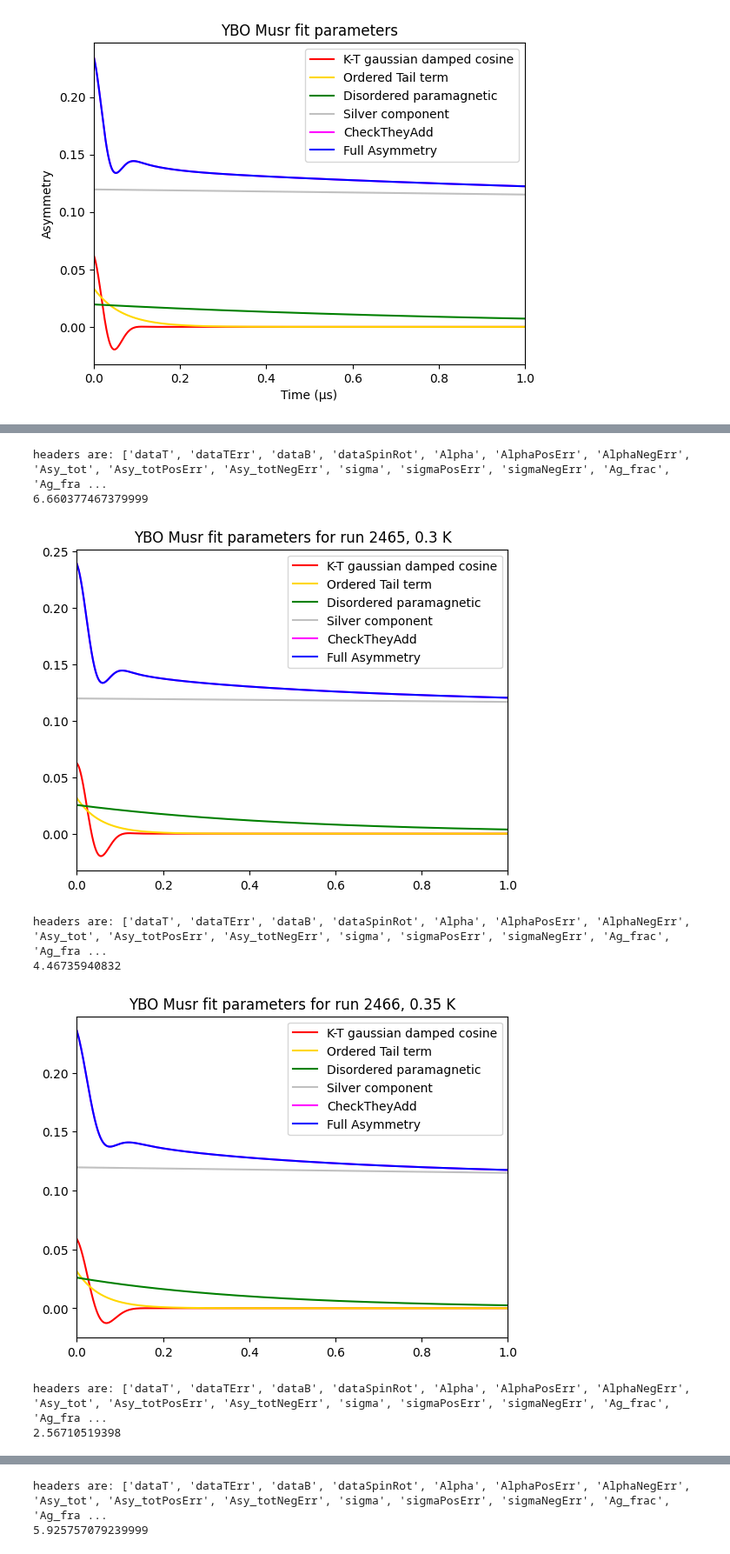
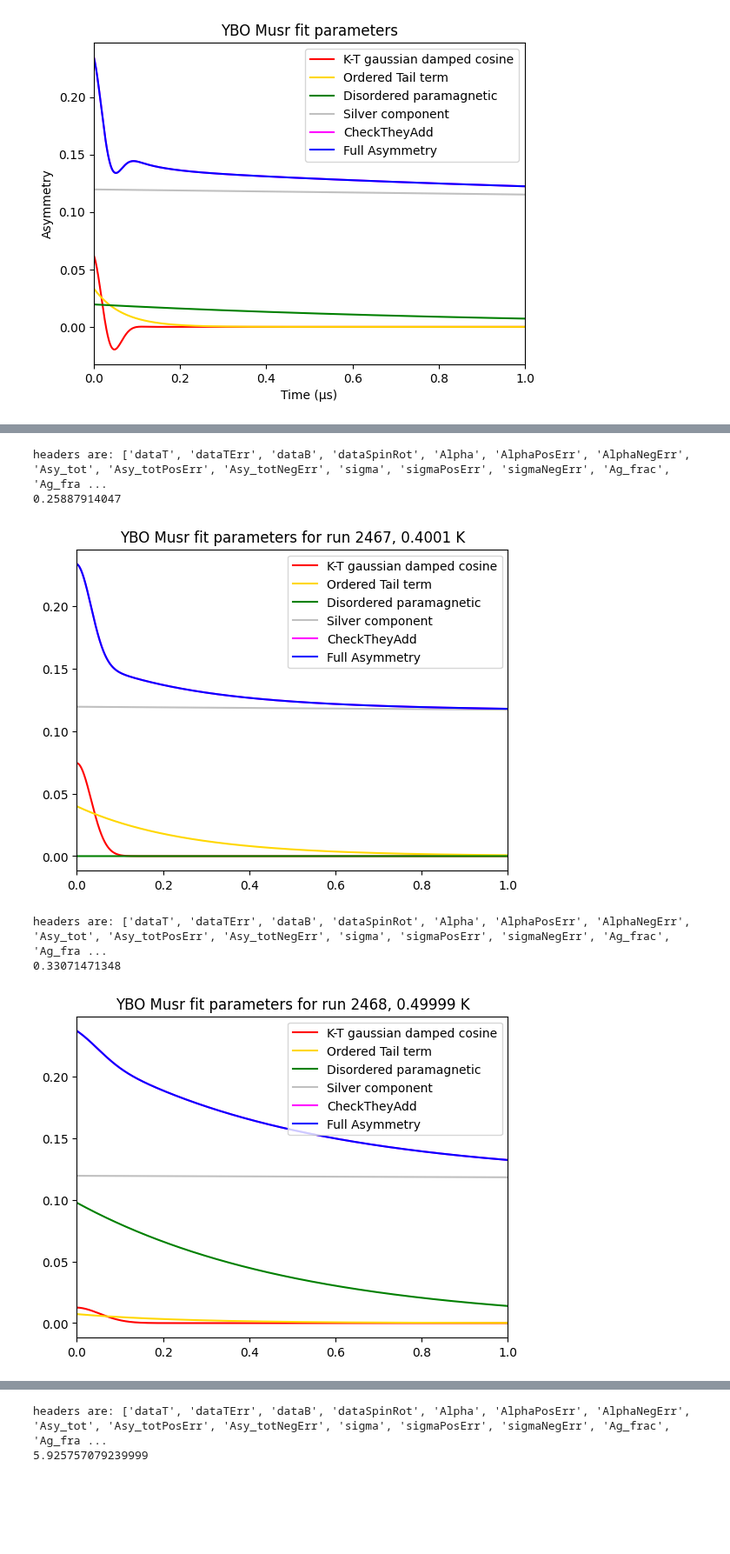
Before and after one commit to Brogan8813/strain-cell, a Jupyter notebook: PPMS_Data_and_Plotting/Plotting/MusrPlotting/New_format_plotting/Beta_1/New_Format_Plotting.ipynb, the cells around one changed output, grey strips where cells are left out. Shown at 87% size. Saved outputs shown, nothing was run; the diff lists cells and outputs as text; code cells hidden in the pictures; blank space fills up the shorter version.

```diff
--- a/PPMS_Data_and_Plotting/Plotting/MusrPlotting/New_format_plotting/Beta_1/New_Format_Plotting.ipynb
+++ b/PPMS_Data_and_Plotting/Plotting/MusrPlotting/New_format_plotting/Beta_1/New_Format_Plotting.ipynb
@@ -4,7 +4,7 @@ import matplotlib.pyplot as plt
 import numpy as np
 
 
-datafile = 'beta_fixed_post_lock_26_015.txt'
+datafile = 'beta1_July_08_002.txt'
 df = pd.read_csv(datafile, delim_whitespace=True)
 list(df)
 # %% [output]
@@ -405,11 +405,13 @@ def Plot_YBO_fit_components(run_no, datafile,x_min=0,x_max=1,points=10000):
     plt.legend()
     plt.show()
 
-Plot_YBO_fit_components(2460, 'beta_fixed_post_lock_25_009.txt')
-Plot_YBO_fit_components(2465, 'beta_fixed_post_lock_25_009.txt')
-Plot_YBO_fit_components(2466, 'beta_fixed_post_lock_25_009.txt')
-Plot_YBO_fit_components(2467, 'beta_fixed_post_lock_25_009.txt')
-Plot_YBO_fit_components(2468, 'beta_fixed_post_lock_25_009.txt')
-Plot_YBO_fit_components(2472, 'beta_fixed_post_lock_25_009.txt')
+#Plot_YBO_fit_components(2460, 'beta_fixed_post_lock_25_009.txt')
+#Plot_YBO_fit_components(2465, 'beta_fixed_post_lock_25_009.txt')
+#Plot_YBO_fit_components(2466, 'beta_fixed_post_lock_25_009.txt')
+#Plot_YBO_fit_components(2467, 'beta_fixed_post_lock_25_009.txt')
+#Plot_YBO_fit_components(2468, 'beta_fixed_post_lock_25_009.txt')
+Plot_YBO_fit_components(2460, 'beta1_July_08_002.txt')
+Plot_YBO_fit_components(2467, 'beta1_July_08_002.txt')
+Plot_YBO_fit_components(2468, 'beta1_July_08_002.txt')
 # %% [output]
 headers are: ['dataT', 'dataTErr', 'dataB', 'dataSpinRot', 'Alpha', 'AlphaPosErr', 'AlphaNegErr', 'Asy_tot', 'Asy_totPosErr', 'Asy_totNegErr', 'sigma', 'sigmaPosErr', 'sigmaNegErr', 'Ag_frac', 'Ag_fra ...
@@ -418,8 +420,6 @@ headers are: ['dataT', 'dataTErr', 'dataB', 'dataSpinRot', 'Alpha', 'AlphaPosErr
 headers are: ['dataT', 'dataTErr', 'dataB', 'dataSpinRot', 'Alpha', 'AlphaPosErr', 'AlphaNegErr', 'Asy_tot', 'Asy_totPosErr', 'Asy_totNegErr', 'sigma', 'sigmaPosErr', 'sigmaNegErr', 'Ag_frac', 'Ag_fra ...
-6.660377467379999
+0.25887914047
-[figure, old version]
+[figure, new version]
 headers are: ['dataT', 'dataTErr', 'dataB', 'dataSpinRot', 'Alpha', 'AlphaPosErr', 'AlphaNegErr', 'Asy_tot', 'Asy_totPosErr', 'Asy_totNegErr', 'sigma', 'sigmaPosErr', 'sigmaNegErr', 'Ag_frac', 'Ag_fra ...
-4.46735940832
+0.33071471348
-[figure, old version]
+[figure, new version]
-headers are: ['dataT', 'dataTErr', 'dataB', 'dataSpinRot', 'Alpha', 'AlphaPosErr', 'AlphaNegErr', 'Asy_tot', 'Asy_totPosErr', 'Asy_totNegErr', 'sigma', 'sigmaPosErr', 'sigmaNegErr', 'Ag_frac', 'Ag_fra ...
-2.56710519398
```
Also changed, not shown: parts of 8 cells of this notebook, 5 other files.
